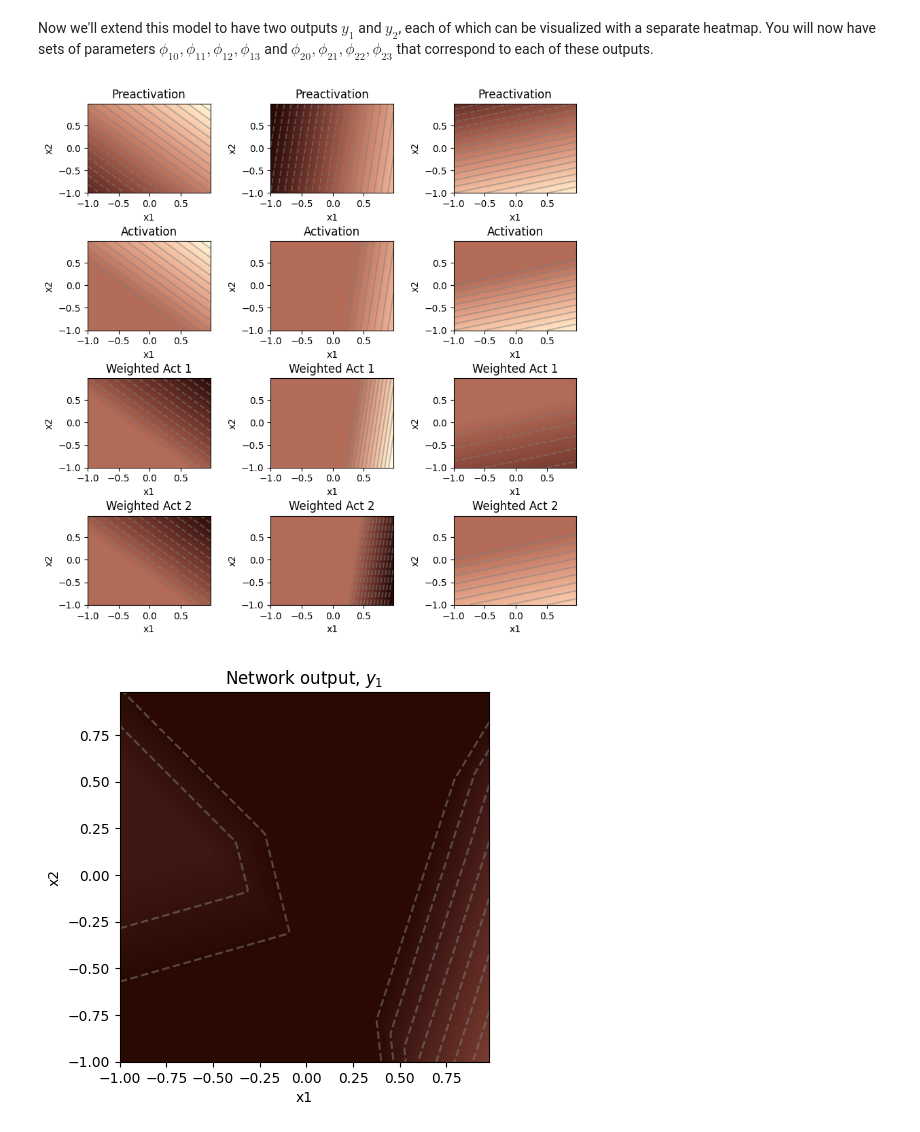
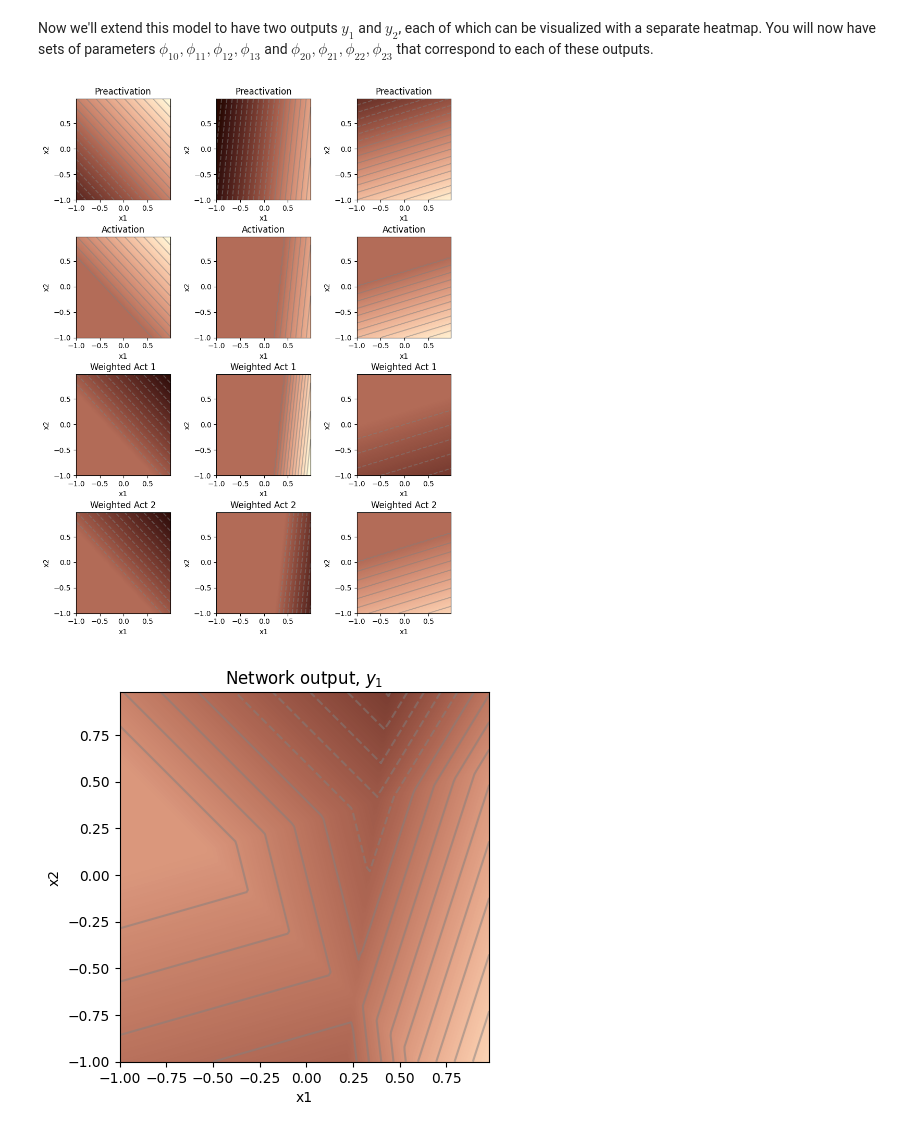
Before and after one commit to udlbook/iclimbtrees, a Jupyter notebook: notebooks/ShallowNN/NeuralNetworkExample2D_Answers.ipynb, the cells around one changed output. Cells and saved outputs as stored; diff of their text form; code cells hidden in the pictures.

```diff
--- a/notebooks/ShallowNN/NeuralNetworkExample2D_Answers.ipynb
+++ b/notebooks/ShallowNN/NeuralNetworkExample2D_Answers.ipynb
@@ -149,7 +149,7 @@ def plot_neural_2_inputs_2_outputs(x1,x2, y1, y2, pre_1, pre_2, pre_3, act_1, ac
 
   # Plot intermediate plots if flag set
   fig, ax = plt.subplots(4,3)
-  fig.set_size_inches(8.5, 8.5)
+  fig.set_size_inches(8.5, 11.0)
   fig.tight_layout(pad=3.0)
   draw_2D_function(ax[0,0], x1,x2,pre_1); ax[0,0].set_title('Preactivation')
   draw_2D_function(ax[0,1], x1,x2,pre_2); ax[0,1].set_title('Preactivation')
@@ -209,20 +209,20 @@ def shallow_2_2_3(x1,x2, activation_fn, phi_10,phi_11,phi_12,phi_13, phi_20,phi_
 # %%
 # Now lets define some parameters and run the neural network
 theta_10 =  0.2  ; theta_11 = 0.5  ; theta_12 = 0.5
 theta_20 =  -0.3 ; theta_21 = 0.9  ; theta_22 = -0.1
 theta_30 =  0.2  ; theta_31 = 0.2  ; theta_32 = -0.7
-phi_0 = 0.4; phi_11 = -1.0; phi_12 = 1.8; phi_13 = -0.5
-phi_20 = -2.0; phi_21 = -1.0; phi_22 = -2.0; phi_23 = 0.8
+phi_10 = 0.4; phi_11 = -1.0; phi_12 = 1.8; phi_13 = -0.5
+phi_20 = 0.4; phi_21 = -1.0; phi_22 = -1.2; phi_23 = 0.8
 
 x1 = np.arange(-1.0, 1.0, 0.02)
 x2 = np.arange(-1.0, 1.0, 0.02)
 x1,x2 = np.meshgrid(x1,x2)  # https://www.geeksforgeeks.org/numpy-meshgrid-function/
 
 # We run the neural network for each of these input values
 y1, y2, pre_1, pre_2, pre_3, act_1, act_2, act_3, w_act_11, w_act_12, w_act_13, w_act_21, w_act_22, w_act_23 = \
     shallow_2_2_3(x1,x2, ReLU, phi_10,phi_11,phi_12,phi_13, phi_20,phi_21,phi_22,phi_23, theta_10, theta_11, theta_12, theta_20, theta_21, theta_22, theta_30, theta_31, theta_32)
 # And then plot it
 plot_neural_2_inputs_2_outputs(x1,x2, y1, y2, pre_1, pre_2, pre_3, act_1, act_2, act_3, w_act_11, w_act_12, w_act_13, w_act_21, w_act_22, w_act_23)
 # %% [output]
-[figure, old version]
+[figure, new version]
-[figure, old version]
+[figure, new version]
```
Also changed, not shown: parts of 1 cell of this notebook.
